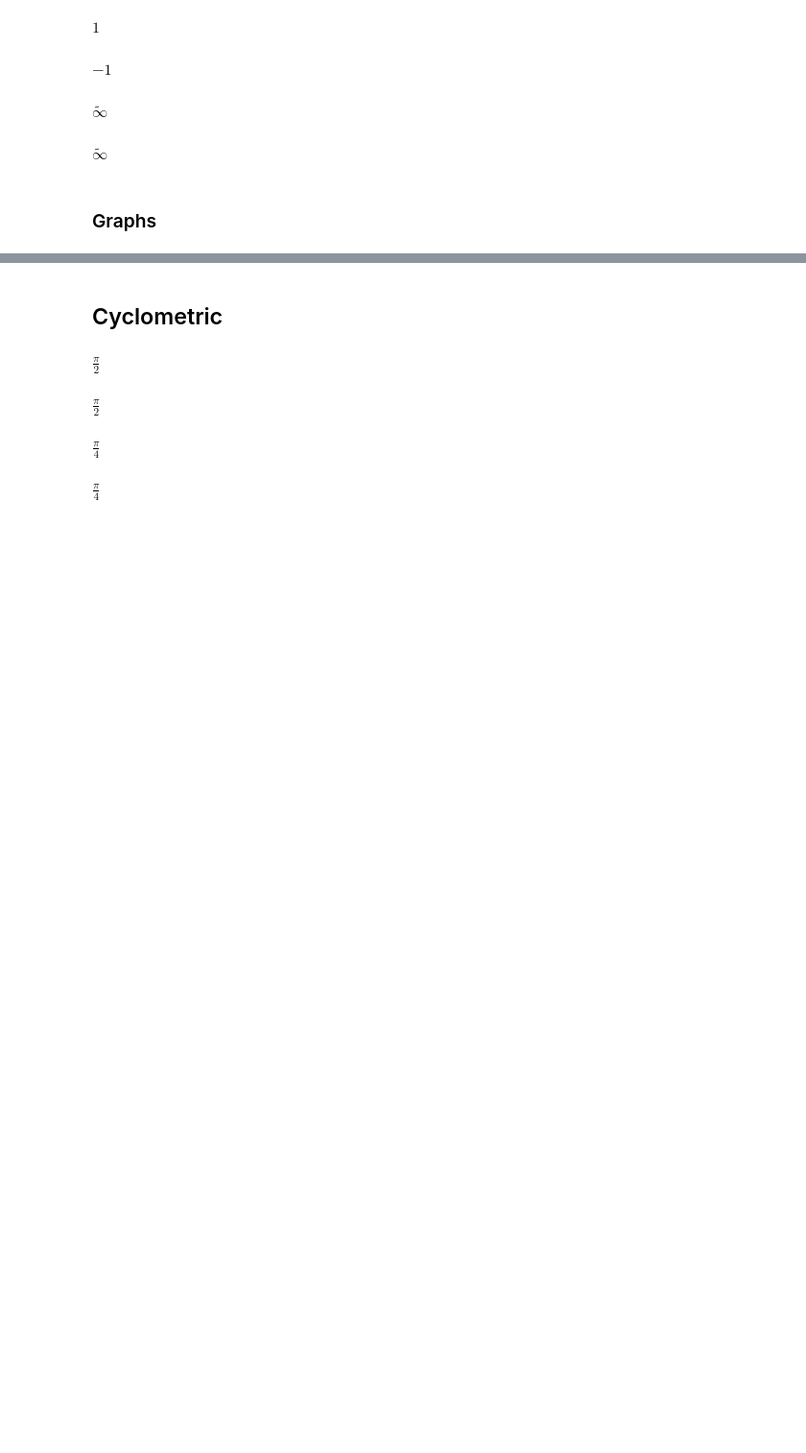
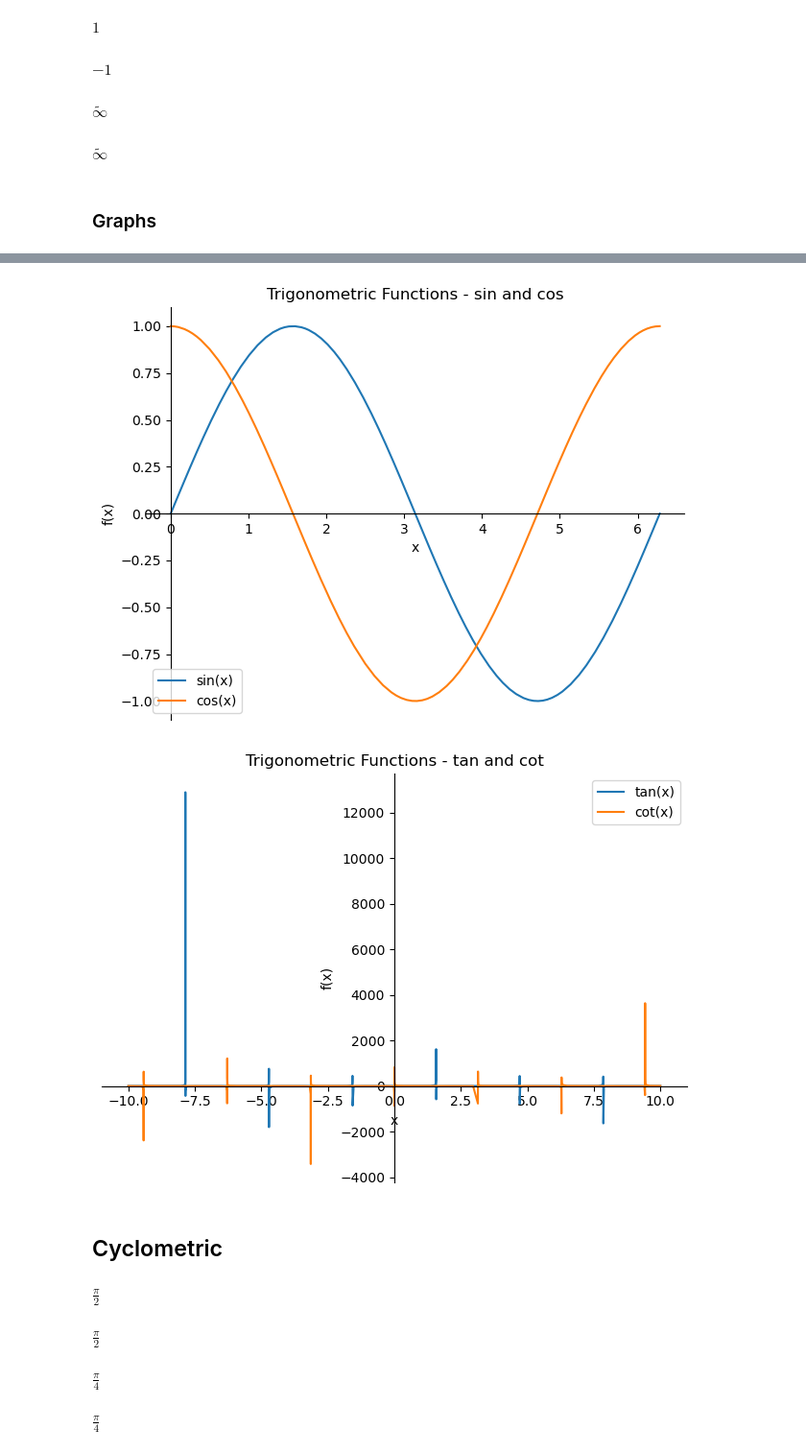
Before and after one commit to Fra0128/Symbolic-Mathematics-with-SymPy, a Jupyter notebook: cheat_sheet.ipynb, the cells around one changed output, grey strips where cells are left out. Shown at 96% size. Cells and saved outputs as stored; diff of their text form; code cells hidden in the pictures; blank space fills up the shorter version.

```diff
--- a/cheat_sheet.ipynb
+++ b/cheat_sheet.ipynb
@@ -125,4 +125,10 @@ plotting.PlotGrid(4, 1, f1, f2, f3, f4, size=(3, 10))
 <sympy.plotting.plot.PlotGrid at 0x...>
+# %%
+p1 = plot(sin(x), cos(x), (x, 0, 2*pi), title='Trigonometric Functions - sin and cos', legend=True)
+p2 = plot(tan(x), cot(x), title='Trigonometric Functions - tan and cot', legend=True)
+# %% [output]
+[figure, added]
+[figure, added]
 # %% [markdown]
 ## Cyclometric
 # %%
```
Also changed, not shown: parts of 5 cells of this notebook.
